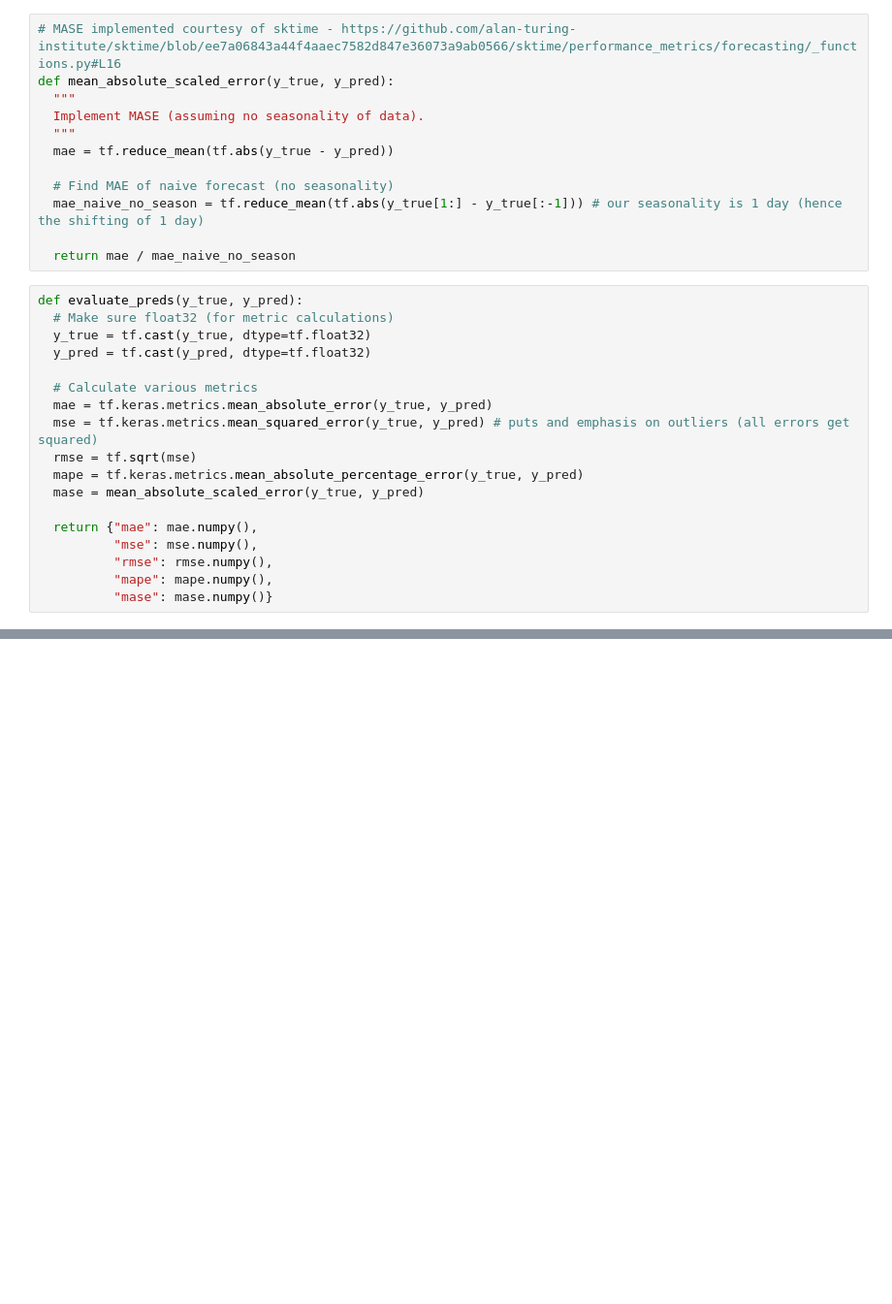
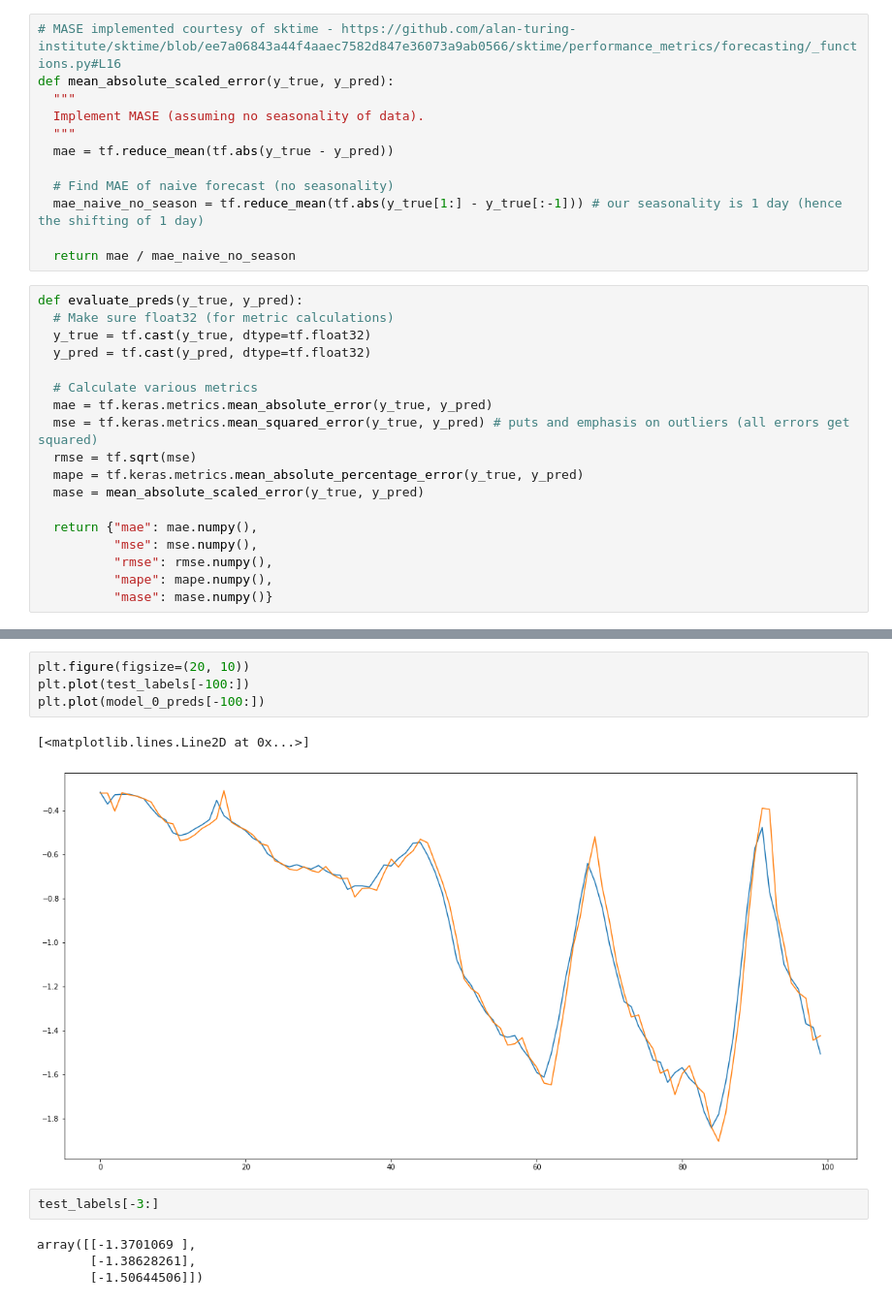
Before and after one commit to Forpee/time-series-practice-0, a Jupyter notebook: Time_Series.ipynb, the cells around one changed output, grey strips where cells are left out. Shown at 97% size. Drawn from its saved outputs; the diff is of its cells as text; blank space fills up the shorter version.

```diff
--- a/Time_Series.ipynb
+++ b/Time_Series.ipynb
@@ -646,0 +711,13 @@ model_0_results
+# %%
+plt.figure(figsize=(20, 10))
+plt.plot(test_labels[-100:])
+plt.plot(model_0_preds[-100:])
+# %% [output]
+[<matplotlib.lines.Line2D at 0x...>]
+[figure, added]
+# %%
+test_labels[-3:]
+# %% [output]
+array([[-1.3701069 ],
+       [-1.38628261],
+       [-1.50644506]])
```
Also changed, not shown: parts of 44 cells of this notebook.
